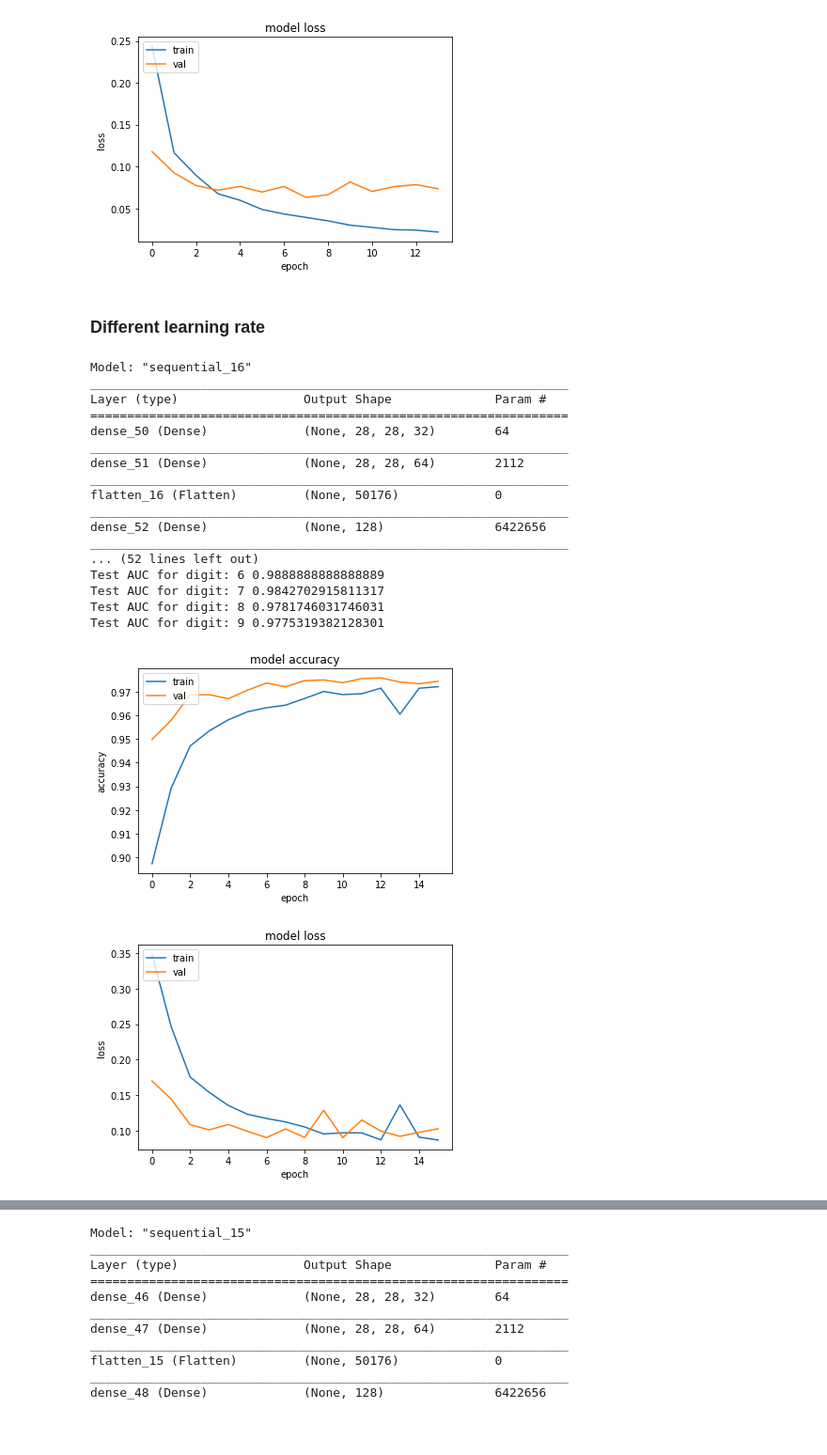
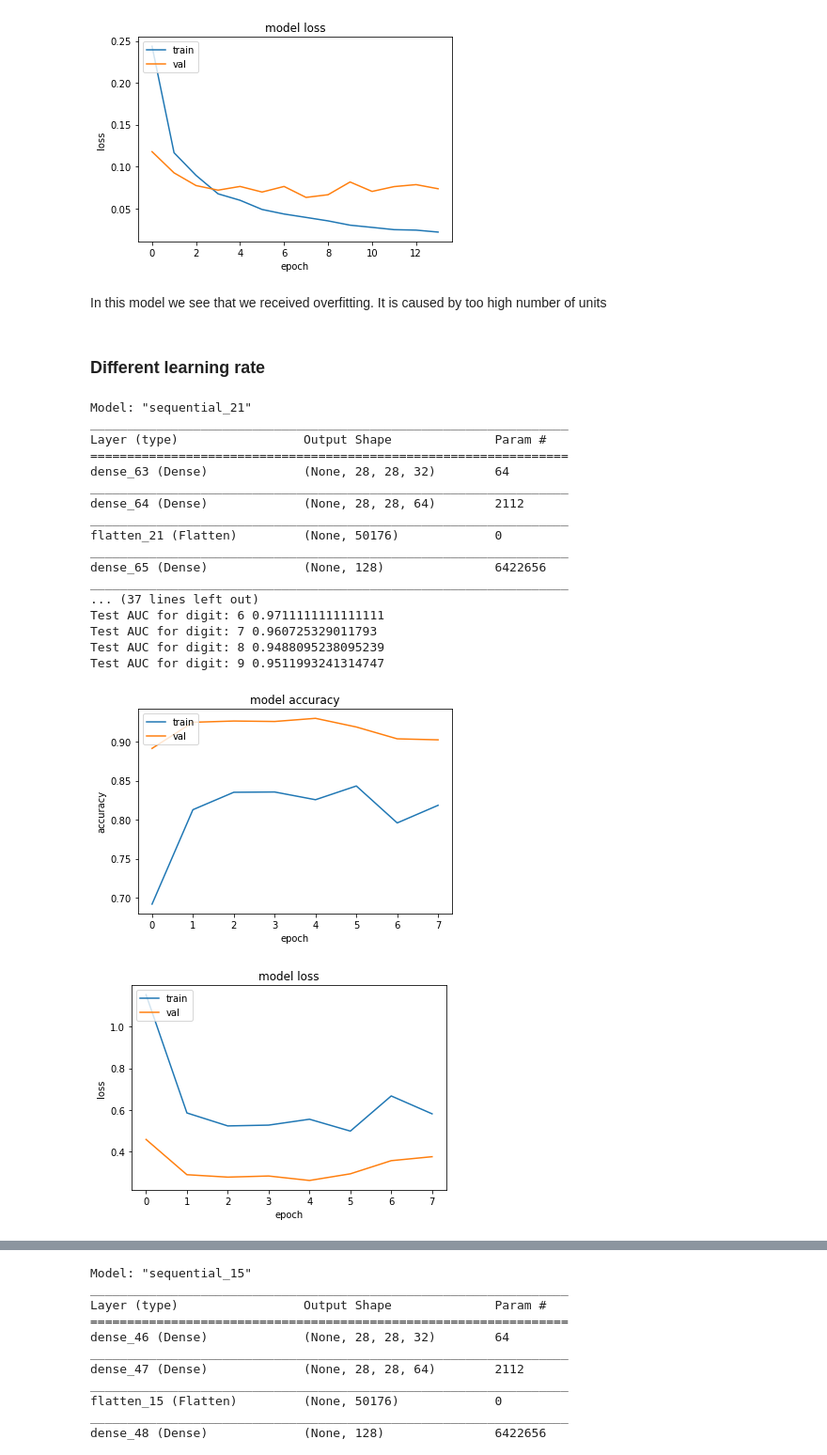
Before and after one commit to ColdBacon/Digit-recognizer, a Jupyter notebook: MNIST_Recognizer.ipynb, the cells around one changed output, grey strips where cells are left out. Shown at 94% size. Saved outputs shown, nothing was run; the diff lists cells and outputs as text; code cells hidden in the pictures; blank space fills up the shorter version.

```diff
--- a/MNIST_Recognizer.ipynb
+++ b/MNIST_Recognizer.ipynb
@@ -293,37 +293,39 @@ Test AUC for digit: 8 0.976031746031746
 Test AUC for digit: 9 0.9826922857371192
 [figure]
 [figure]
+# %% [markdown]
+In this model we see that we received overfitting. It is caused by too high number of units
 # %% [markdown]
 ### Different learning rate
 # %%
 model_fc_01 = keras.Sequential([
     layers.Dense(32, activation="relu",input_shape=(28,28,1)),
     layers.Dense(64, activation="relu"),
 
     layers.Flatten(),
     layers.Dense(128, activation="relu"),
     layers.Dropout(.25),
     layers.Dense(10, activation="softmax")
 ])
 model_fc_01.summary()
-predict_model(model_fc_01,[es], epochs=100, lr=0.02)
+predict_model(model_fc_01,[es], epochs=100, lr=0.05)
 # %% [output]
-Model: "sequential_16"
+Model: "sequential_21"
 _________________________________________________________________
 Layer (type)                 Output Shape              Param #
 =================================================================
-dense_50 (Dense)             (None, 28, 28, 32)        64
+dense_63 (Dense)             (None, 28, 28, 32)        64
 _________________________________________________________________
-dense_51 (Dense)             (None, 28, 28, 64)        2112
+dense_64 (Dense)             (None, 28, 28, 64)        2112
 _________________________________________________________________
-flatten_16 (Flatten)         (None, 50176)             0
+flatten_21 (Flatten)         (None, 50176)             0
 _________________________________________________________________
-dense_52 (Dense)             (None, 128)               6422656
+dense_65 (Dense)             (None, 128)               6422656
 _________________________________________________________________
-... (52 lines left out)
-Test AUC for digit: 6 0.9888888888888889
-Test AUC for digit: 7 0.9842702915811317
-Test AUC for digit: 8 0.9781746031746031
-Test AUC for digit: 9 0.9775319382128301
+... (37 lines left out)
+Test AUC for digit: 6 0.9711111111111111
+Test AUC for digit: 7 0.960725329011793
+Test AUC for digit: 8 0.9488095238095239
+Test AUC for digit: 9 0.9511993241314747
-[figure, old version]
+[figure, new version]
-[figure, old version]
+[figure, new version]
```
Also changed, not shown: parts of 2 cells of this notebook.
